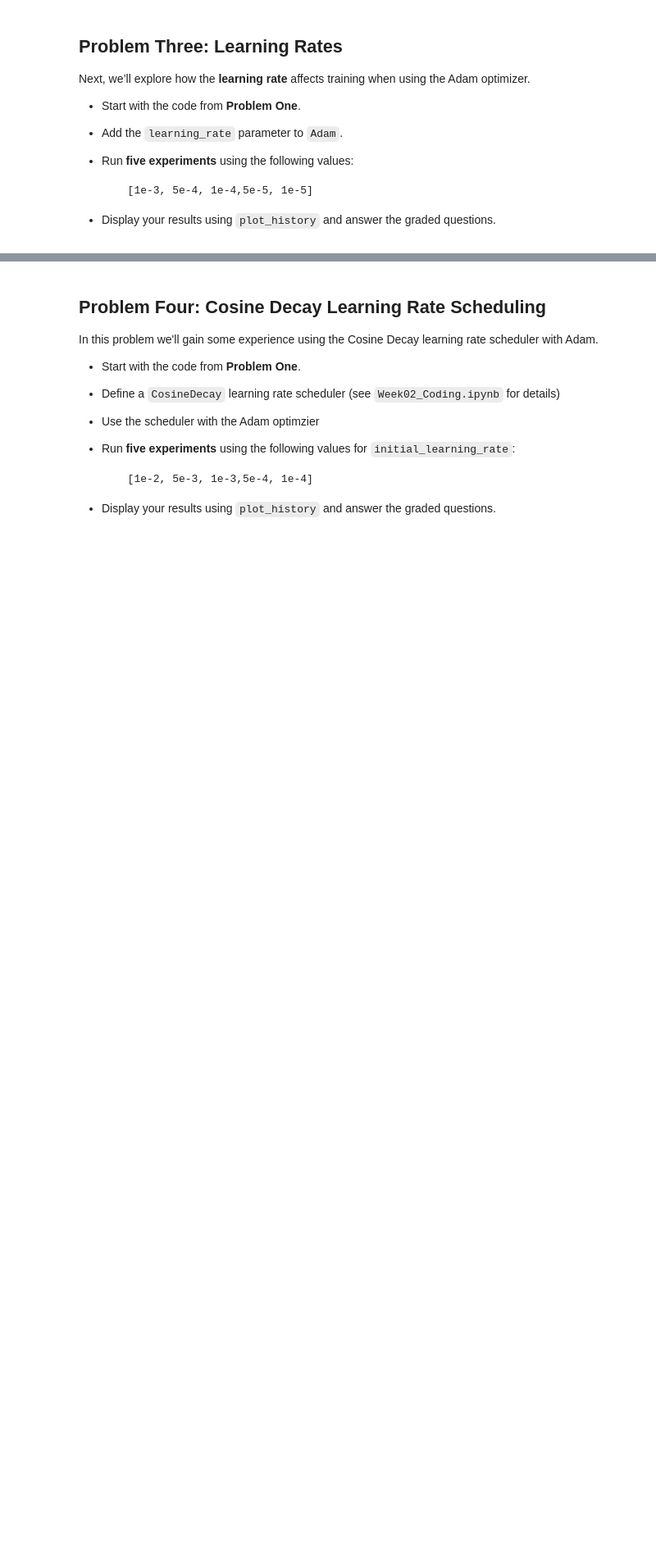
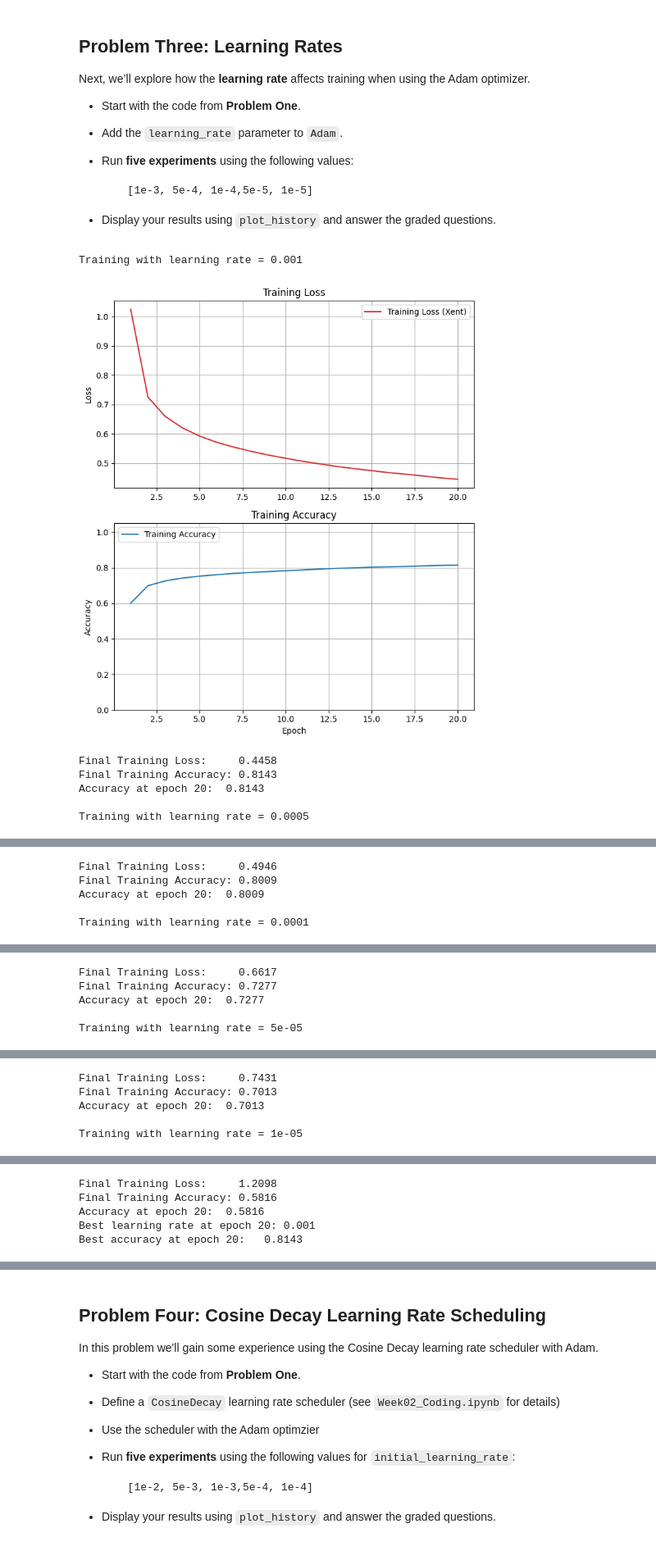
Before and after one commit to paumar2/bu-dx703-pmm, a Jupyter notebook: Homework_02.ipynb, the cells around one changed output, grey strips where cells are left out. Shown at 82% size. Cells and saved outputs as stored; diff of their text form; code cells hidden in the pictures; blank space fills up the shorter version.

```diff
--- a/Homework_02.ipynb
+++ b/Homework_02.ipynb
@@ -335,3 +335,50 @@ Next, we’ll explore how the **learning rate** affects training when using the
 * Display your results using `plot_history` and answer the graded questions.
 # %%
 # Your code here
+
+#define learning rate for Adam
+lrs = [1e-3, 5e-4, 1e-4,5e-5, 1e-5]
+#store results to compare later
+histories = {}
+
+best_acc = 0.0
+best_lr = None
+#make for loop
+for r in lrs:
+    print(f'\nTraining with learning rate = {r}')
+    model = Sequential([
+        Input(shape=(num_features,)),
+        Dense(64, activation='relu'),
+        Dense(32, activation='relu'),
+        Dense(num_classes, activation='softmax')
+    ])
+    model.compile(
+        optimizer=Adam(learning_rate=r),
+        loss='sparse_categorical_crossentropy',
+        metrics=['accuracy']
+    )
+    history = model.fit(X_tr_scaled,
+                        y_train,
+                        epochs=n_epochs, # num. of iterations of training, defined above
+                        batch_size=32, #minibatch size, defined above
+                        verbose=0 #run silently
+                    )
+    histories[r] = history
+    plot_history(history)
+    #find accuracy at epoch 20
+    acc_epoch_20 = final_tr_acc(history)
+    print(f'Accuracy at epoch 20: {acc_epoch_20: .4f}')
+    if acc_epoch_20 > best_acc:
+        best_acc= acc_epoch_20
+        best_lr_size = r
+
+print(f'Best learning rate at epoch 20: {best_lr_size}')
+print(f'Best accuracy at epoch 20:   {best_acc:.4f}')
+# %% [output]
+Training with learning rate = 0.001
+[figure, added]
+Final Training Loss:     0.4458
+Final Training Accuracy: 0.8143
+Accuracy at epoch 20:  0.8143
+
+Training with learning rate = 0.0005
@@ -337,0 +386,5 @@ Next, we’ll explore how the **learning rate** affects training when using the
+Final Training Loss:     0.4946
+Final Training Accuracy: 0.8009
+Accuracy at epoch 20:  0.8009
+
+Training with learning rate = 0.0001
@@ -337,0 +392,5 @@ Next, we’ll explore how the **learning rate** affects training when using the
+Final Training Loss:     0.6617
+Final Training Accuracy: 0.7277
+Accuracy at epoch 20:  0.7277
+
+Training with learning rate = 5e-05
@@ -337,0 +398,5 @@ Next, we’ll explore how the **learning rate** affects training when using the
+Final Training Loss:     0.7431
+Final Training Accuracy: 0.7013
+Accuracy at epoch 20:  0.7013
+
+Training with learning rate = 1e-05
@@ -338,3 +404,8 @@ Next, we’ll explore how the **learning rate** affects training when using the
+Final Training Loss:     1.2098
+Final Training Accuracy: 0.5816
+Accuracy at epoch 20:  0.5816
+Best learning rate at epoch 20: 0.001
+Best accuracy at epoch 20:   0.8143
 # %%
 # Set a3a to the learning rate which produces the best (largest) accuracy at epoch 20
 
```
Also changed, not shown: parts of 23 cells of this notebook.
